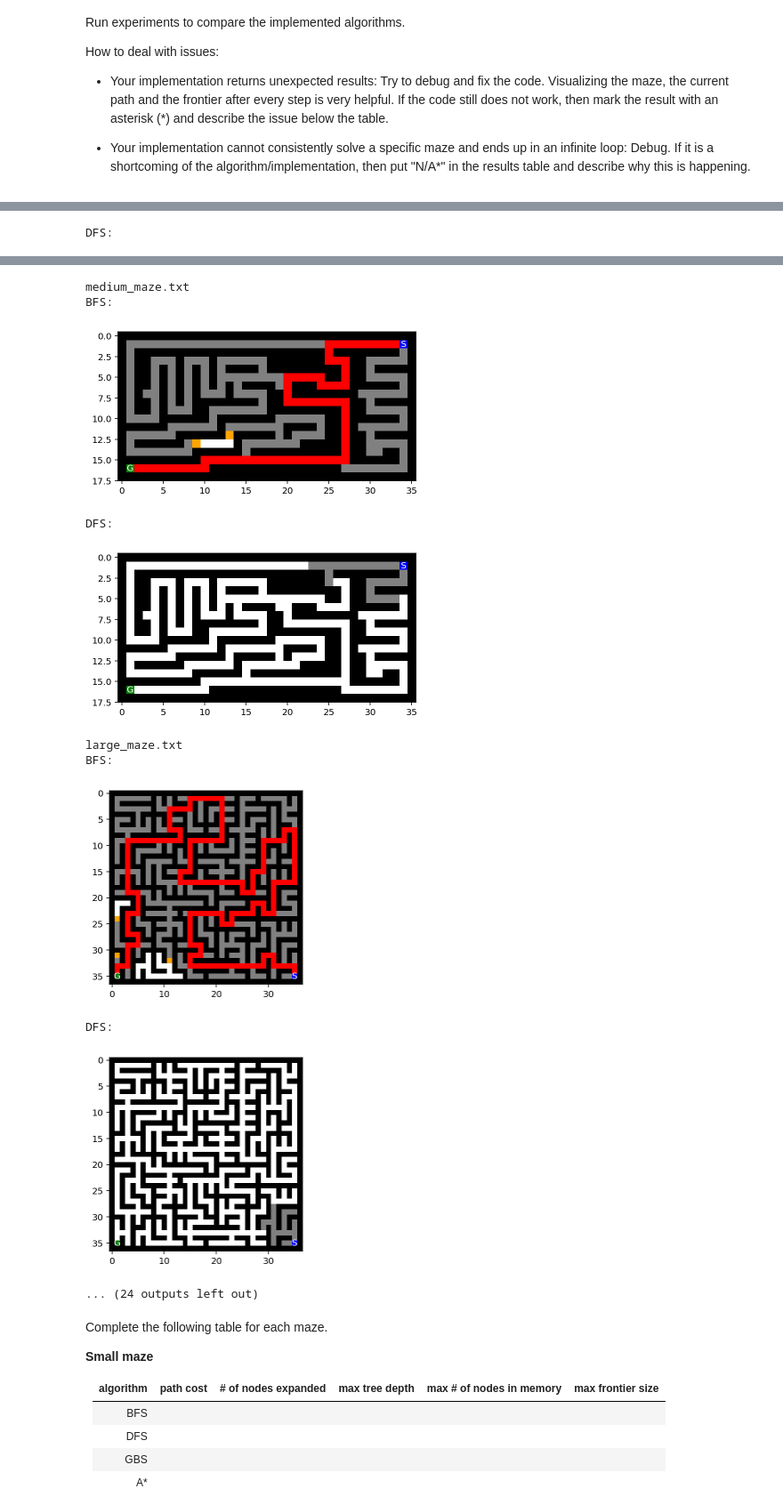
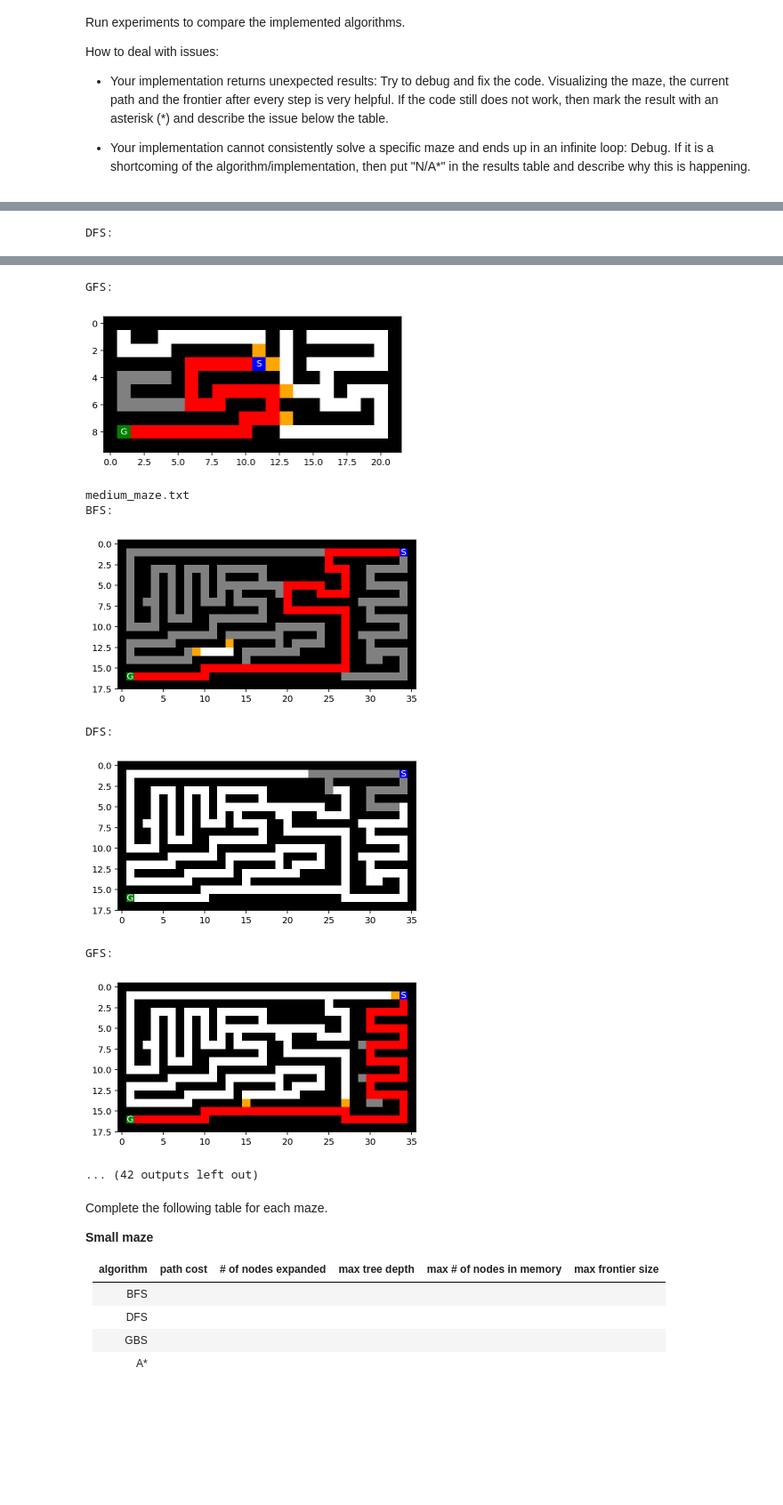
Before and after one commit to kirkwat/artificial-intelligence, a Jupyter notebook: assignment_3/Assignment_3.ipynb, the cells around one changed output, grey strips where cells are left out. Shown: that part at 89% size. Drawn from its saved outputs; the diff is of its cells as text; code cells hidden in the pictures; blank space fills up the shorter version.

```diff
--- a/assignment_3/Assignment_3.ipynb
+++ b/assignment_3/Assignment_3.ipynb
@@ -363,0 +465,5 @@ You can use the map to estimate the distance from your current position to the g
+# %%
+with open("large_maze.txt", "r") as f:
+    maze_str = f.read()
+print(maze_str)
+maze = mh.parse_maze(maze_str)
@@ -363,0 +496,23 @@ You can use the map to estimate the distance from your current position to the g
+# %%
+#heuristic function used for greedy bfs
+def greedy_bfs(maze, queue):
+    goal_pos=mh.find_pos(maze, what = "G")
+    #find node with smallest value from goal
+    min_node = queue[0]
+    min_distance = abs(goal_pos[0]-min_node.pos[0])+abs(goal_pos[1]-min_node.pos[1])
+    min_index=0
+    #check nodes in queue
+    index=0
+    for node in queue:
+        print("NODE:",node)
+        heuristic_val=abs(goal_pos[0]-node.pos[0])+abs(goal_pos[1]-node.pos[1])
+        print("VAL:",heuristic_val)
+        if heuristic_val < min_distance:
+            min_node=node
+            min_distance=heuristic_val
+            min_index=index
+        index+=1
+
+    print("MIN NODE:",min_node)
+    del queue[min_index]
+    return min_node
@@ -363,0 +580,8 @@ You can use the map to estimate the distance from your current position to the g
+# %%
+dfs_maze=copy.deepcopy(maze)
+goal_pos=mh.find_pos(dfs_maze, what = "G")
+root=Node(pos=mh.find_pos(maze, what = "S"),parent=None,action=None,cost=0)
+print(goal_pos,start_pos)
+
+heuristic_val=abs(goal_pos[0]-root.pos[0])+abs(goal_pos[1]-root.pos[1])
+print(heuristic_val)
@@ -382,45 +628,48 @@ How to deal with issues:
 maze_results={}
 file_names = ["small_maze.txt","medium_maze.txt","large_maze.txt",
               "wall_maze.txt","open_maze.txt","loops_maze.txt",
               "L_maze.txt","empty_maze.txt","empty_2_maze.txt"]
 
 
 for file in file_names:
     with open(file, "r") as f:
         maze_str = f.read()
     maze = mh.parse_maze(maze_str)
 
     bfs_maze=copy.deepcopy(maze)
     dfs_maze=copy.deepcopy(maze)
+    gfs_maze=copy.deepcopy(maze)
 
     print(file)
 
     maze_results[file] = {
         "BFS" : breadth_first_search(maze=bfs_maze, vis=True),
-        "DFS" : depth_first_search(maze=dfs_maze, limit=10, vis=True)
+        "DFS" : depth_first_search(maze=dfs_maze, limit=10, vis=True),
+        "GBS" : best_first_search(maze=gfs_maze,strategy=greedy_bfs, vis=True)
     }
 
     print("BFS:")
     mh.show_maze(bfs_maze)
     print("DFS:")
     mh.show_maze(dfs_maze)
+    print("GFS:")
+    mh.show_maze(gfs_maze)
 # %% [output]
 small_maze.txt
 BFS:
 [figure]
 DFS:
 [figure]
-medium_maze.txt
-BFS:
+GFS:
-[figure, old version]
+[figure, new version]
-DFS:
+medium_maze.txt
+BFS:
-[figure, old version]
+[figure, new version]
-large_maze.txt
-BFS:
+DFS:
-[figure, old version]
+[figure, new version]
-DFS:
+GFS:
-[figure, old version]
+[figure, new version]
-... (24 outputs left out)
+... (42 outputs left out)
 # %% [markdown]
 Complete the following table for each maze.
 
```
Also changed, not shown: parts of 10 cells of this notebook.
